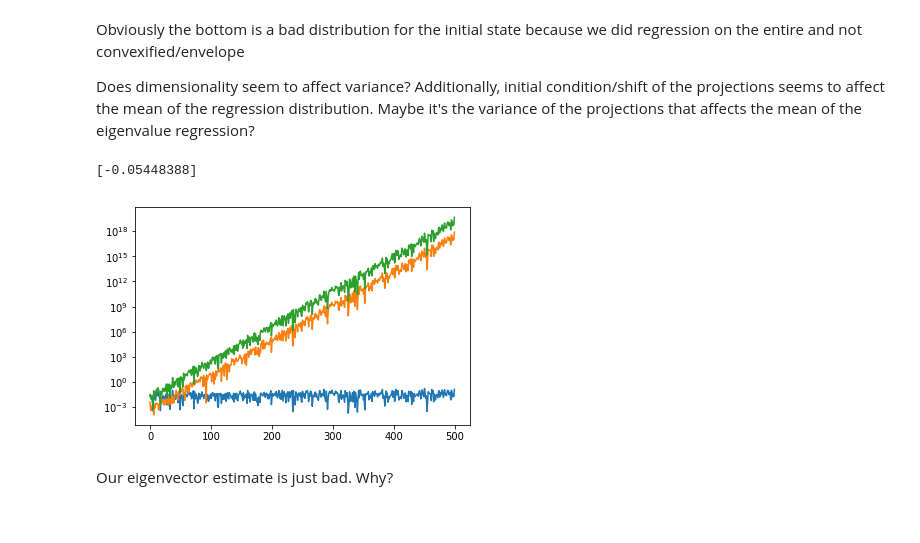
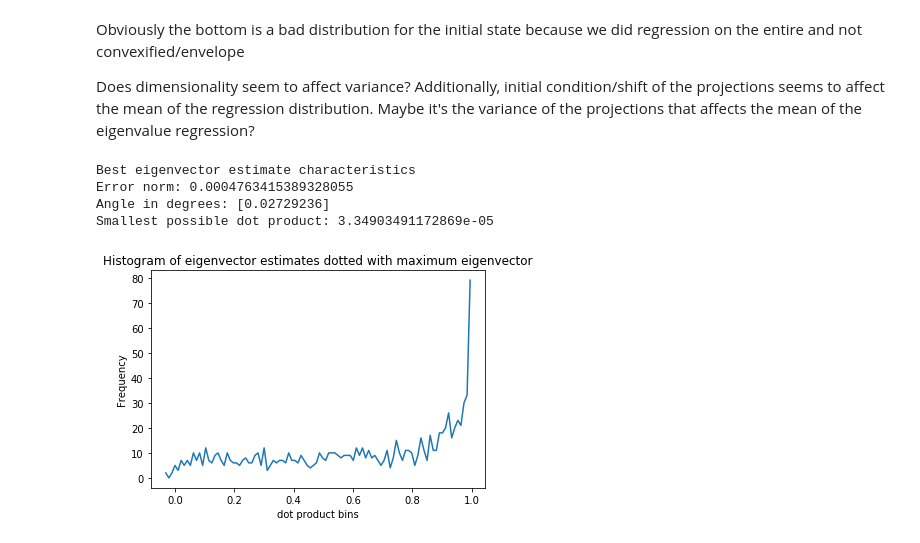
Before and after one commit to rahularya50/control-proj, a Jupyter notebook: Jupyter Notebooks/Randomized Eigenvalues (Diagonal Case).ipynb, the cells around one changed output. Cells and saved outputs as stored; diff of their text form; code cells hidden in the pictures.

```diff
--- a/Jupyter Notebooks/Randomized Eigenvalues (Diagonal Case).ipynb
+++ b/Jupyter Notebooks/Randomized Eigenvalues (Diagonal Case).ipynb
@@ -182,28 +182,32 @@ Obviously the bottom is a bad distribution for the initial state because we did
 
 Does dimensionality seem to affect variance? Additionally, initial condition/shift of the projections seems to affect the mean of the regression distribution. Maybe it's the variance of the projections that affects the mean of the eigenvalue regression?
 # %%
-# I don't think this code works, but not because of errors in the code, but because of a conceptual stop.
-eig_vec_result = np.zeros([trials, dim])
+eig_vec_result = []
 
-fit_num = 1
-
-for i in range(fit_num):
-    d_s = np.array(obs_vecs[N*i:N*(i+1), :])
+for i in range(trials):
+    scaled_obs = np.array(obs[:, i])
     for j in range(N):
-        d_s[j, :] *= np.exp(r_result[i,0]) ** j
-    vec_result , _, _, _ = np.linalg.lstsq(d_s, abs(obs[:,i]), rcond=None)
+        scaled_obs[j] /=  estimated_eigs[i] ** j
+    vec_result , _, _, _ = np.linalg.lstsq(obs_vecs[N*i:N*(i+1), :], scaled_obs, rcond=None)
     vec_result /= np.linalg.norm(vec_result)
-    eig_vec_result[i, :] = vec_result.reshape([1, dim])
+    eig_vec_result.append(vec_result)
-# %%
-print(eig_vec_result[0,:].dot(max_eigvec))
-
-plt.plot(abs(obs_vecs[0:N,:].dot(vec_result)))
-plt.plot(abs(obs[:,0]))
-plt.plot(abs(d_s[0:N,:].dot(vec_result)))
-
-plt.yscale('log')
-# %% [output]
-[-0.05448388]
-[figure, removed]
-# %% [markdown]
-Our eigenvector estimate is just bad. Why?
+# %%
+eig_vec_result = np.array(eig_vec_result)
+dotprods = eig_vec_result.dot(max_eigvec)
+plot_histogram(dotprods, trials//10)
+plt.title('Histogram of eigenvector estimates dotted with maximum eigenvector')
+plt.ylabel('Frequency')
+plt.xlabel('dot product bins')
+good_eigvec_index = max(enumerate(dotprods), key=lambda x: abs(x[1]))[0]
+good_eigvec = eig_vec_result[good_eigvec_index, :]
+
+errornorm = np.linalg.norm(max_eigvec-good_eigvec)
+angle = np.arccos(max_eigvec @ good_eigvec.reshape([dim, 1])) * 180/np.pi
+print('Best eigenvector estimate characteristics\nError norm: {0}\nAngle in degrees: {1}'.format(errornorm, angle))
+print('Smallest possible dot product: {0}'.format(min(abs(dotprods))))
+# %% [output]
+Best eigenvector estimate characteristics
+Error norm: 0.0004763415389328055
+Angle in degrees: [0.02729236]
+Smallest possible dot product: 3.34903491172869e-05
+[figure, added]
```
Also changed, not shown: parts of 8 cells of this notebook, 1 other file.
